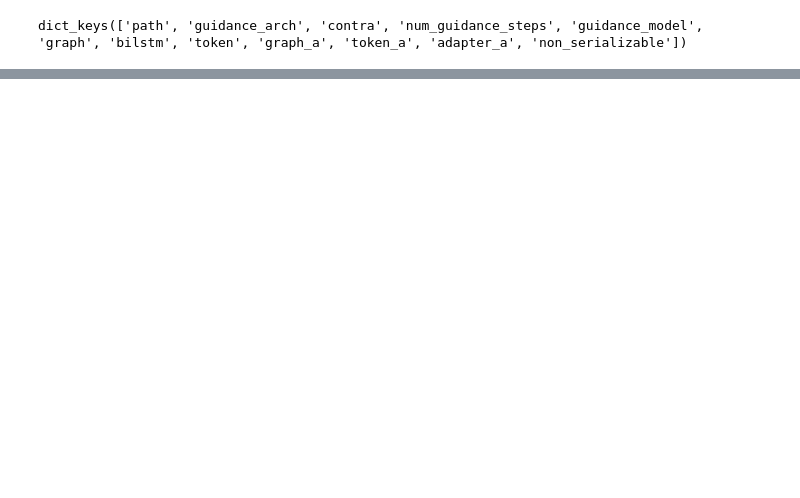
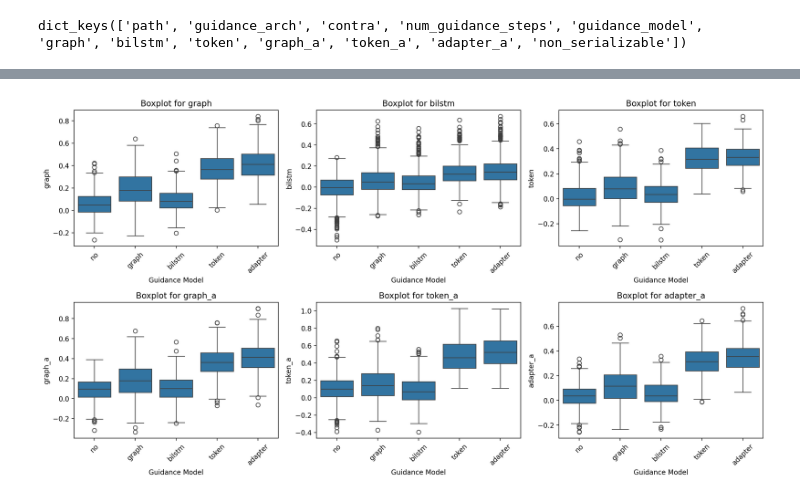
Before and after one commit to maximoskp/GraphMelHarm, a Jupyter notebook: results_analysis.ipynb, the cells around one changed output, grey strips where cells are left out. Drawn from its saved outputs; the diff is of its cells as text; code cells hidden in the pictures; blank space fills up the shorter version.

```diff
--- a/results_analysis.ipynb
+++ b/results_analysis.ipynb
@@ -87,0 +102,29 @@ print(results_df)
+# %%
+# Restrict the analysis to rows where contrastive training was NOT enabled
+# and select numeric metric columns automatically.
+df_no_contra = df[df['contra'] == False].copy()
+
+metrics = [
+    col for col in df_no_contra.columns
+    if col not in {'path', 'guidance_arch', 'contra', 'num_guidance_steps', 'guidance_model'}
+    and pd.api.types.is_numeric_dtype(df_contra[col])
+]
+
+# Create subplots (2 rows x 3 columns)
+fig, axes = plt.subplots(2, 3, figsize=(15, 8))
+axes = axes.flatten()
+
+for idx, metric in enumerate(metrics[:len(axes)]):
+    sns.boxplot(data=df_no_contra, x='guidance_model', y=metric, ax=axes[idx])
+    axes[idx].set_title(f'Boxplot for {metric}')
+    axes[idx].set_xlabel('Guidance Model')
+    axes[idx].set_ylabel(metric)
+    plt.setp(axes[idx].xaxis.get_majorticklabels(), rotation=45)
+
+for ax in axes[len(metrics):]:
+    fig.delaxes(ax)
+
+plt.tight_layout()
+plt.show()
+# %% [output]
+[figure, added]
```
Also changed, not shown: parts of 6 cells of this notebook, 1 other file.
